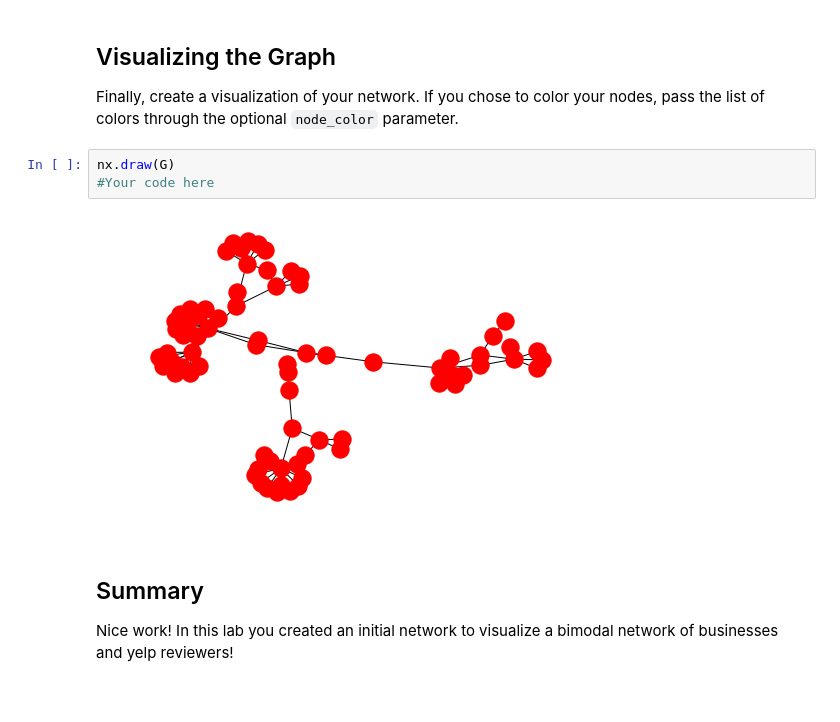
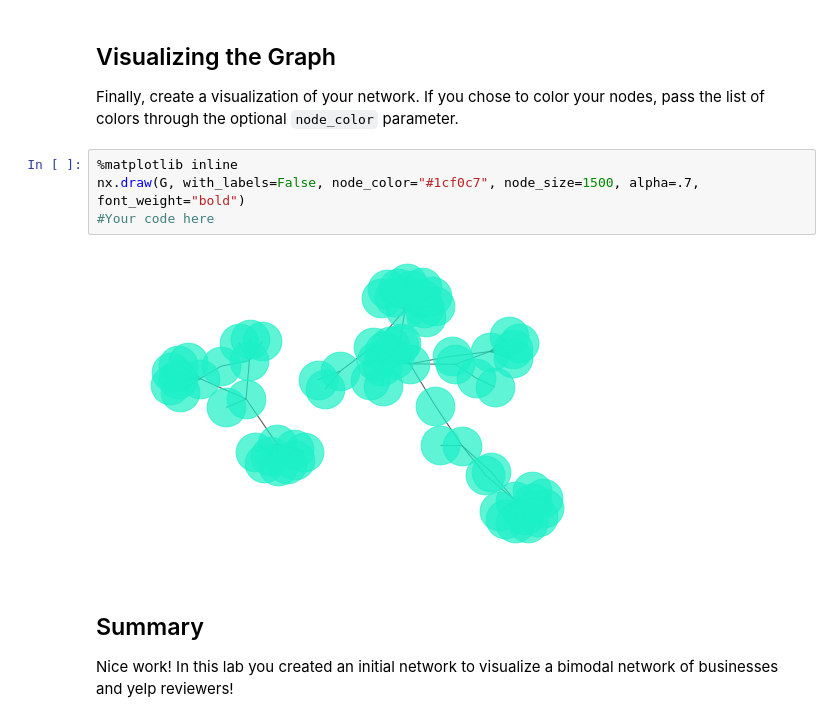
Before and after one commit to Laura-ShummonMaass/dsc-3-28-04-graph-data-io-codealong-seattle-ds-career-040119, a Jupyter notebook: index.ipynb, the cells around one changed output. Cells and saved outputs as stored; diff of their text form.

```diff
--- a/index.ipynb
+++ b/index.ipynb
@@ -94,11 +94,12 @@ for row in yelp.index:
 ## Visualizing the Graph
 
 Finally, create a visualization of your network. If you chose to color your nodes, pass the list of colors through the optional `node_color` parameter.
-# %%
-nx.draw(G)
-#Your code here
-# %% [output]
-[figure, removed]
+# %%
+%matplotlib inline
+nx.draw(G, with_labels=False, node_color="#1cf0c7", node_size=1500, alpha=.7, font_weight="bold")
+#Your code here
+# %% [output]
+[figure, added]
 # %% [markdown]
 ## Summary
 
```
